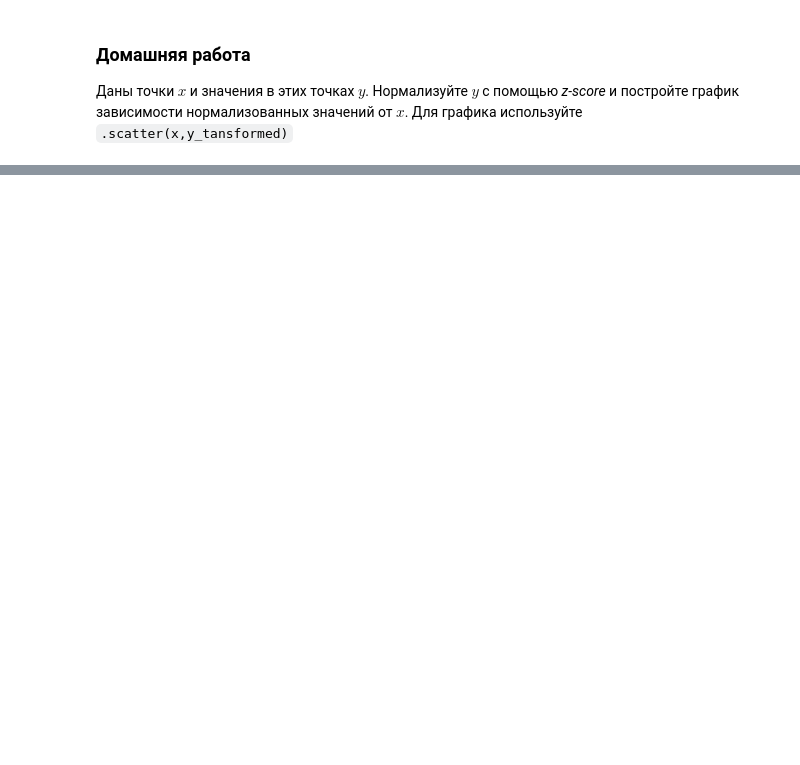
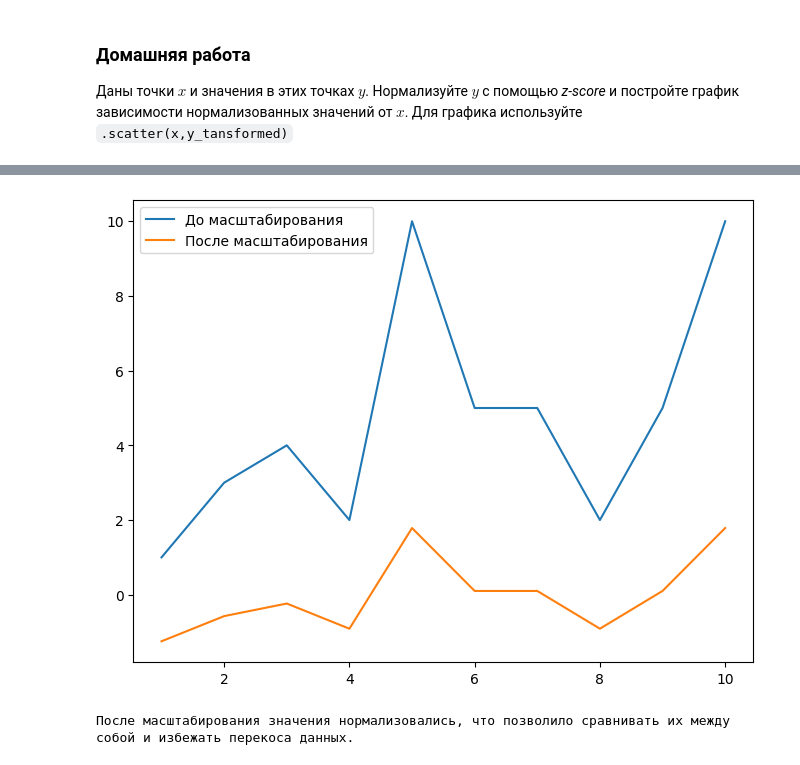
Before and after one commit to Andre-1970/Machine_learning_classical_algorithms_Sem4, a Jupyter notebook: 3_Homework_3_9.ipynb, the cells around one changed output, grey strips where cells are left out. Saved outputs shown, nothing was run; the diff lists cells and outputs as text; code cells hidden in the pictures; blank space fills up the shorter version.

```diff
--- a/3_Homework_3_9.ipynb
+++ b/3_Homework_3_9.ipynb
@@ -27,0 +34,14 @@ plt.show()
+# %%
+fig, ax = plt.subplots(figsize=(8, 6))
+
+ax.plot(x, y, label='До масштабирования')
+ax.plot(x, y_transformed, label='После масштабирования')
+ax.legend()
+
+plt.show()
+
+print(
+    'После масштабирования значения нормализовались, что позволило сравнивать их между собой и избежать перекоса данных.')
+# %% [output]
+[figure, added]
+После масштабирования значения нормализовались, что позволило сравнивать их между собой и избежать перекоса данных.
```
Also changed, not shown: parts of 3 cells of this notebook, 1 other file.
